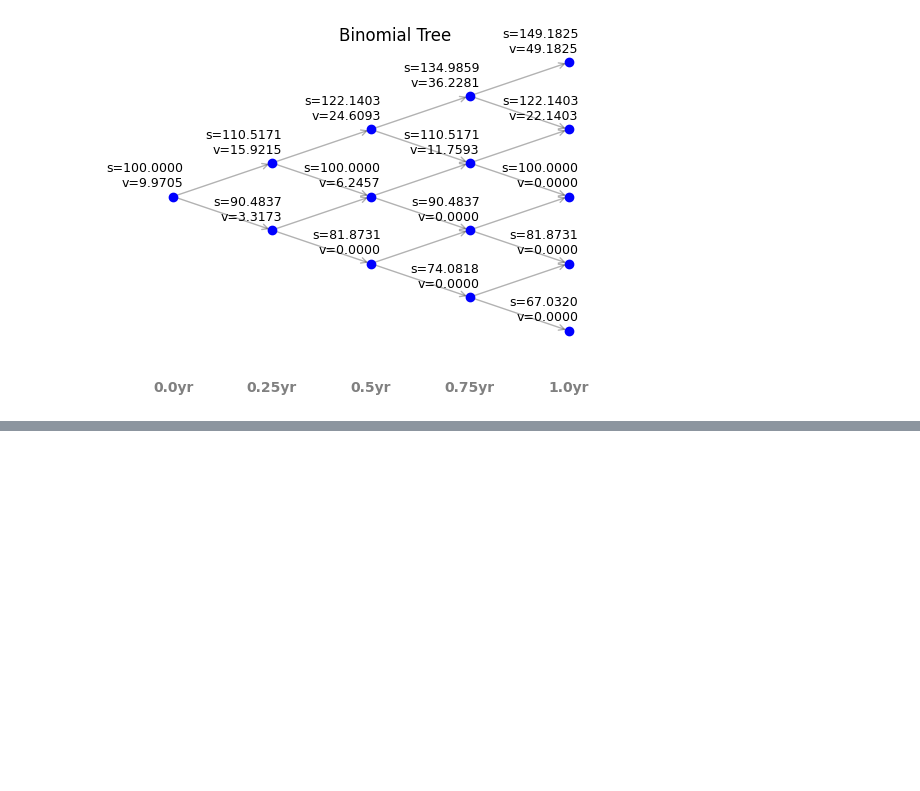
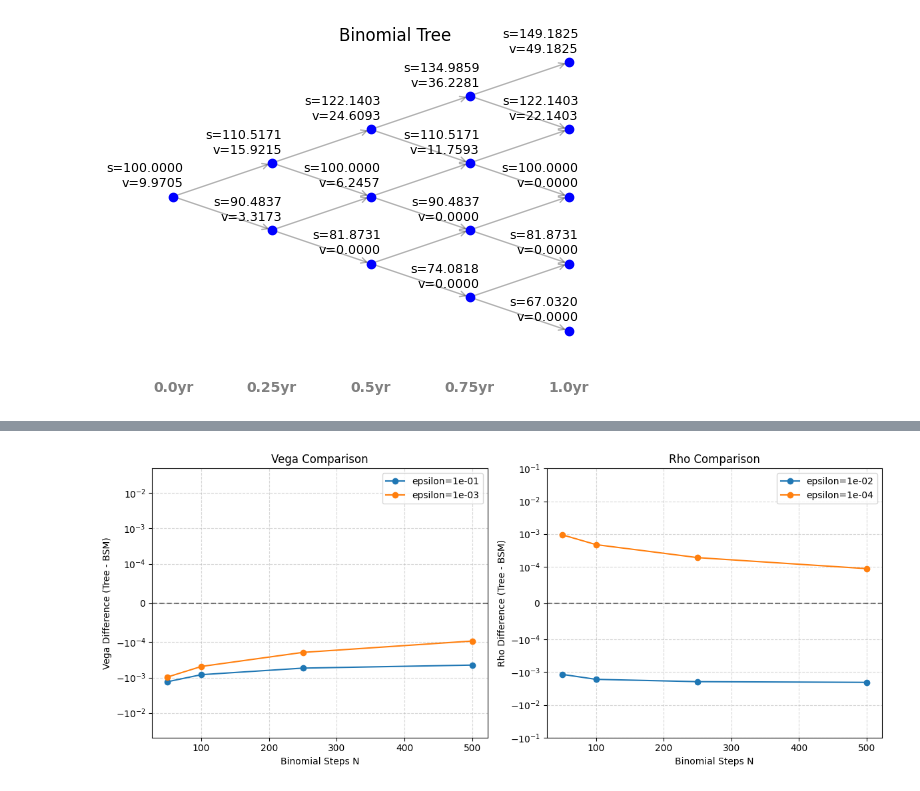
Before and after one commit to hsiuhsil/options_futures_derivatives, a Jupyter notebook: notebooks/Binomial Trees.ipynb, the cells around one changed output, grey strips where cells are left out. Saved outputs shown, nothing was run; the diff lists cells and outputs as text; code cells hidden in the pictures; blank space fills up the shorter version.

```diff
--- a/notebooks/Binomial Trees.ipynb
+++ b/notebooks/Binomial Trees.ipynb
@@ -59,20 +19,0 @@ print(price_option_bsm(option_type='put', exercise_style='European', s=42, k=40,
-# %%
-prices = []
-time_steps = np.arange(2,101)
-BSM_price = price_option_bsm(option_type='put', exercise_style='European', s=50, k=50, T=1, r=0.1, q=0, sigma=0.4)
-
-
-for N in time_steps:
-    price = price_option_tree(option_type="put", exercise_style="European", s=50, k=50,
-                                                sigma=0.4, T=1, N=N, r=0.1, return_tree=False)
-    prices.append(price)
-
-plt.plot(time_steps, prices, marker='o', linestyle='-', ms=5)
-plt.axhline(y=BSM_price, color='r', linestyle='--', label='BSM price')
-plt.ylabel('option prices')
-plt.xlabel('time steps')
-plt.title('Convergence of Binomial Tree Price to Black-Scholes-Merton Price')
-plt.grid(True, linestyle='--', alpha=0.5)
-plt.legend()
-plt.tight_layout()
-plt.show()
@@ -147,0 +201,65 @@ plt.show()
+# %%
+import numpy as np
+import matplotlib.pyplot as plt
+
+# Parameters
+s = 50
+k = 50
+T = 1
+r = 0.03
+sigma = 0.25
+q = 0.0
+option_type = 'call'
+exercise_style = 'European'
+
+N_vals = np.array([50, 100, 250, 500])
+
+# Epsilon values
+epsilon_vega = [1e-1, 1e-3]
+epsilon_rho = [1e-2, 1e-4]
+
+# Create subplots
+fig, axes = plt.subplots(1, 2, figsize=(12, 5))
+
+# vega
+ax = axes[0]
+for eps in epsilon_vega:
+    diff_list = []
+    for N in N_vals:
+        vega_bsm_val = vega_bsm(s, k, r, sigma, T, q)
+        vega_tree_val = vega_tree(option_type, exercise_style, s, k, sigma, T, N, r, q, epsilon=eps)
+        diff_list.append(vega_tree_val - vega_bsm_val)
+    ax.plot(N_vals, diff_list, marker='o', label=f'epsilon={eps:.0e}')
+
+ax.axhline(0, color='black', linestyle='--', alpha=0.5)
+ax.set_yscale('symlog', linthresh=1e-4)
+ax.set_ylim(-5e-2, 5e-2)
+ax.set_xlabel('Binomial Steps N')
+ax.set_ylabel('Vega Difference (Tree - BSM)')
+ax.set_title('Vega Comparison')
+ax.grid(True, linestyle='--', alpha=0.5)
+ax.legend()
+
+# rho
+ax = axes[1]
+for eps in epsilon_rho:
+    diff_list = []
+    for N in N_vals:
+        rho_bsm_val = rho_bsm(option_type, s, k, r, sigma, T, q)
+        rho_tree_val = rho_tree(option_type, exercise_style, s, k, sigma, T, N, r, q, epsilon=eps)
+        diff_list.append(rho_tree_val - rho_bsm_val)
+    ax.plot(N_vals, diff_list, marker='o', label=f'epsilon={eps:.0e}')
+
+ax.axhline(0, color='black', linestyle='--', alpha=0.5)
+ax.set_yscale('symlog', linthresh=1e-4)
+ax.set_ylim(-1e-1, 1e-1)
+ax.set_xlabel('Binomial Steps N')
+ax.set_ylabel('Rho Difference (Tree - BSM)')
+ax.set_title('Rho Comparison')
+ax.grid(True, linestyle='--', alpha=0.5)
+ax.legend()
+
+plt.tight_layout()
+plt.show()
+# %% [output]
+[figure, added]
```
Also changed, not shown: parts of 9 cells of this notebook.
